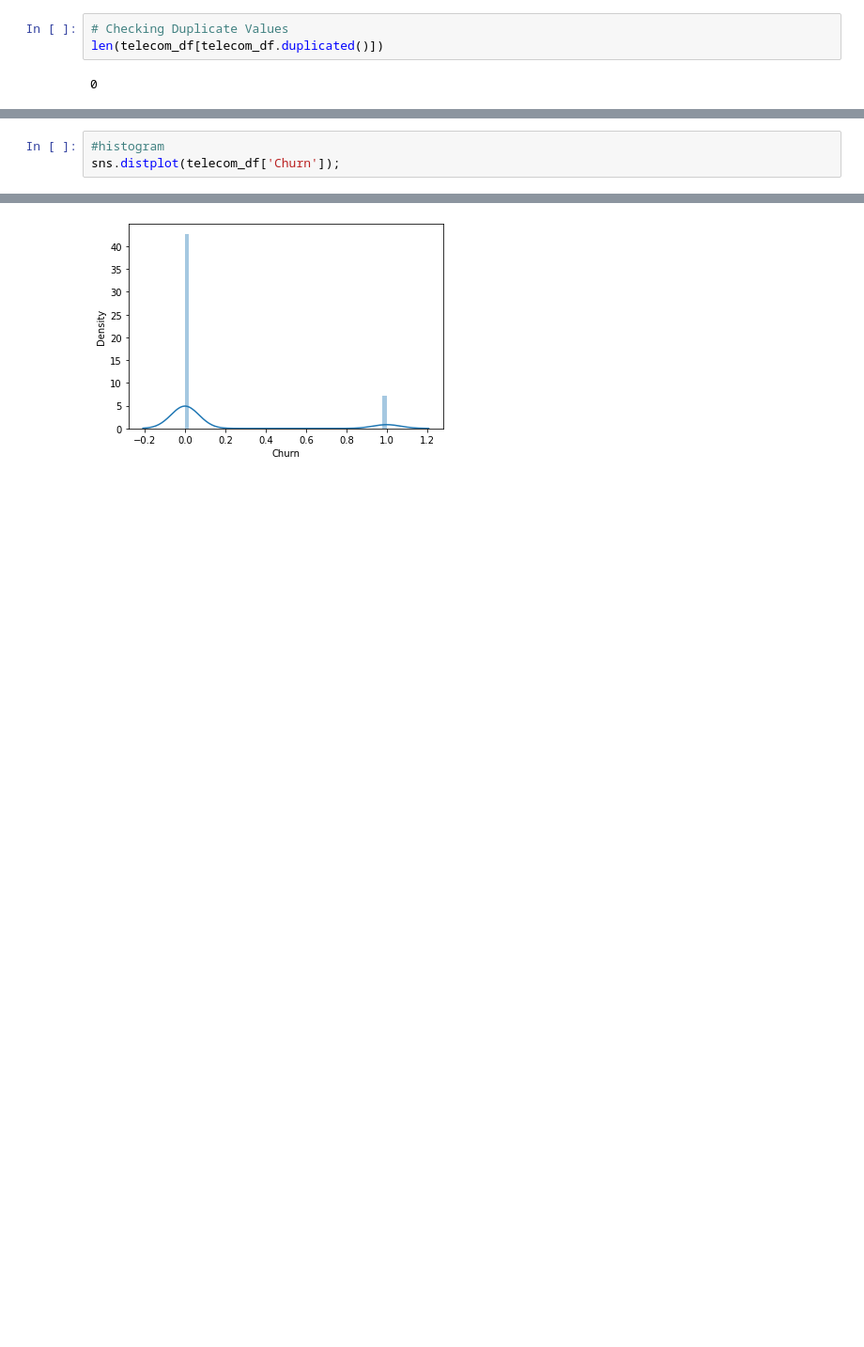
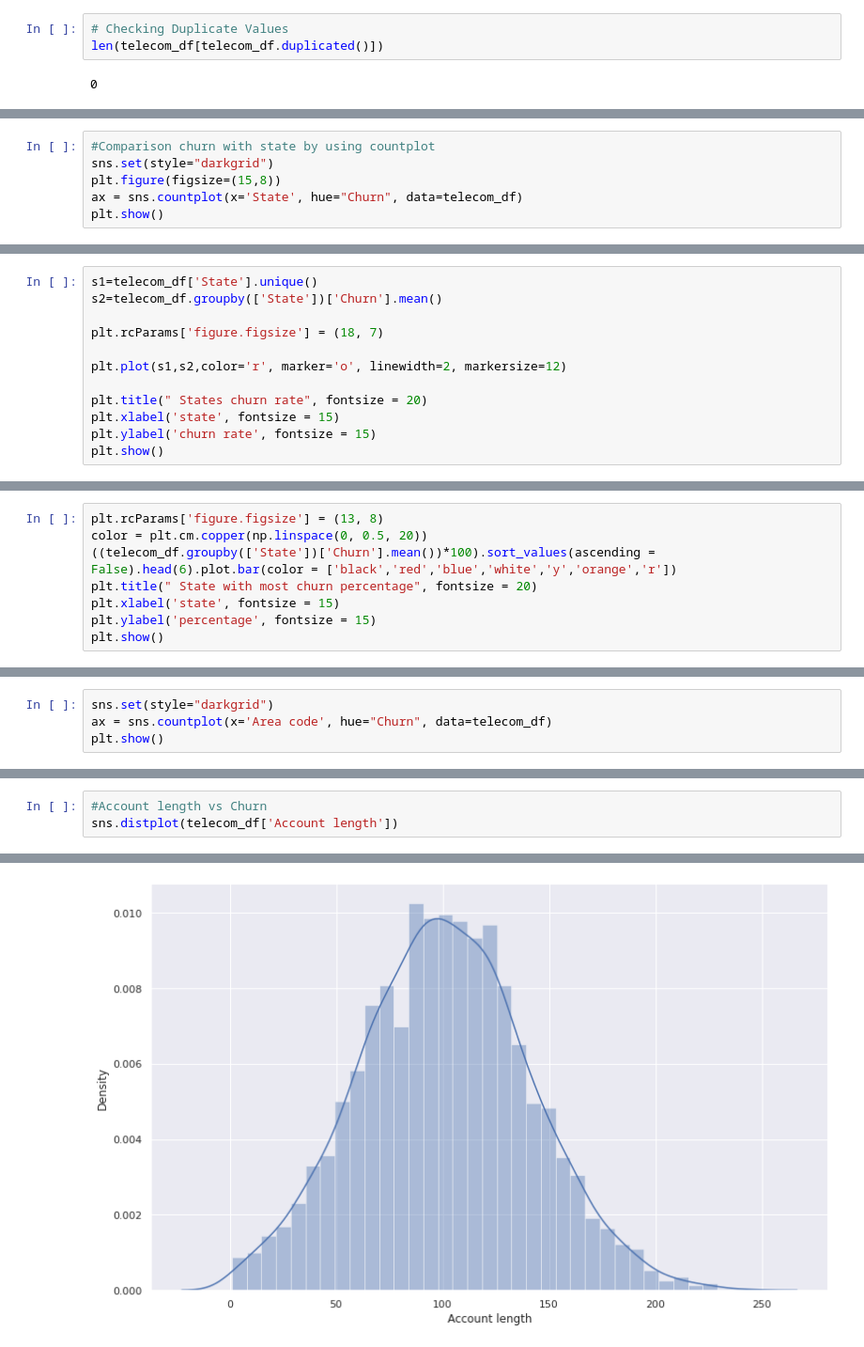
Before and after one commit to harshith9595/Telecom-churn-analysis, a Jupyter notebook: Telecom_Churn_Analysis_Capstone_Project.ipynb, the cells around one changed output, grey strips where cells are left out. Shown: that part at 94% size. Drawn from its saved outputs; the diff is of its cells as text; blank space fills up the shorter version.

Commit message:
Exploratory Data Analysis Of The Data Set

```diff
--- a/Telecom_Churn_Analysis_Capstone_Project.ipynb
+++ b/Telecom_Churn_Analysis_Capstone_Project.ipynb
@@ -216,0 +325,6 @@ len(telecom_df[telecom_df.duplicated()])
+# %%
+#Comparison churn with state by using countplot
+sns.set(style="darkgrid")
+plt.figure(figsize=(15,8))
+ax = sns.countplot(x='State', hue="Churn", data=telecom_df)
+plt.show()
@@ -216,0 +333,12 @@ len(telecom_df[telecom_df.duplicated()])
+# %%
+s1=telecom_df['State'].unique()
+s2=telecom_df.groupby(['State'])['Churn'].mean()
+
+plt.rcParams['figure.figsize'] = (18, 7)
+
+plt.plot(s1,s2,color='r', marker='o', linewidth=2, markersize=12)
+
+plt.title(" States churn rate", fontsize = 20)
+plt.xlabel('state', fontsize = 15)
+plt.ylabel('churn rate', fontsize = 15)
+plt.show()
@@ -216,0 +347,8 @@ len(telecom_df[telecom_df.duplicated()])
+# %%
+plt.rcParams['figure.figsize'] = (13, 8)
+color = plt.cm.copper(np.linspace(0, 0.5, 20))
+((telecom_df.groupby(['State'])['Churn'].mean())*100).sort_values(ascending = False).head(6).plot.bar(color = ['black','red','blue','white','y','orange','r'])
+plt.title(" State with most churn percentage", fontsize = 20)
+plt.xlabel('state', fontsize = 15)
+plt.ylabel('percentage', fontsize = 15)
+plt.show()
@@ -216,0 +415,4 @@ len(telecom_df[telecom_df.duplicated()])
+# %%
+sns.set(style="darkgrid")
+ax = sns.countplot(x='Area code', hue="Churn", data=telecom_df)
+plt.show()
@@ -217,4 +431,4 @@ len(telecom_df[telecom_df.duplicated()])
 # %%
-#histogram
-sns.distplot(telecom_df['Churn']);
+#Account length vs Churn
+sns.distplot(telecom_df['Account length'])
 # %% [output]
@@ -221 +436 @@ sns.distplot(telecom_df['Churn']);
-[figure, old version]
+[figure, new version]
```
Also changed, not shown: parts of 49 cells of this notebook.
